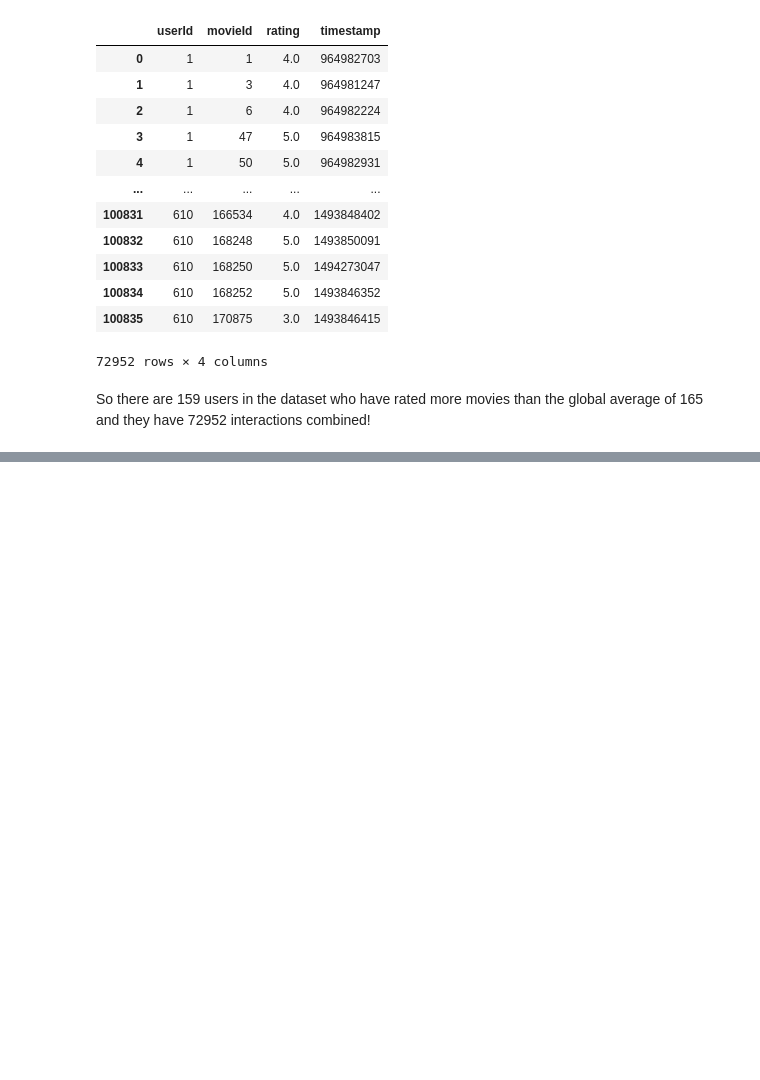
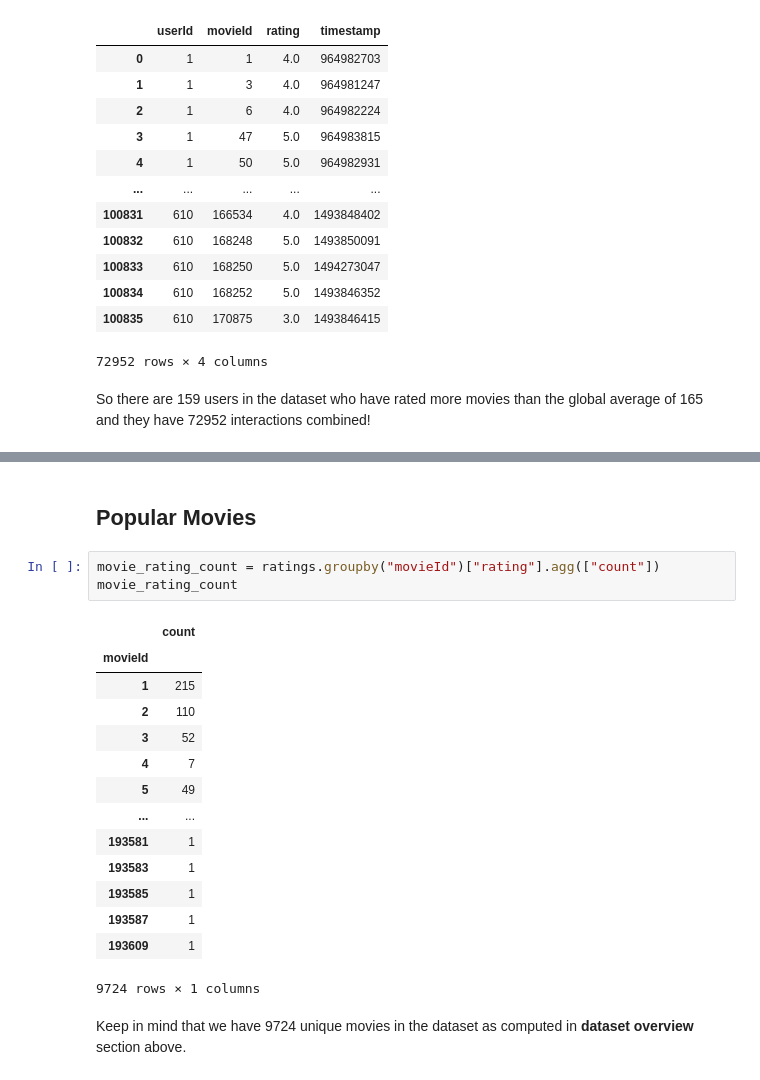
Before and after one commit to bhaskrr/next-gen-recommenders, a Jupyter notebook: notebooks/01_eda.ipynb, the cells around one changed output, grey strips where cells are left out. Drawn from its saved outputs; the diff is of its cells as text; blank space fills up the shorter version.

```diff
--- a/notebooks/01_eda.ipynb
+++ b/notebooks/01_eda.ipynb
@@ -209,0 +217,22 @@ So there are 159 users in the dataset who have rated more movies than the global
+# %% [markdown]
+## Popular Movies
+# %%
+movie_rating_count = ratings.groupby("movieId")["rating"].agg(["count"])
+movie_rating_count
+# %% [output]
+|  | count |
+| movieId |  |
+| 1 | 215 |
+| 2 | 110 |
+| 3 | 52 |
+| 4 | 7 |
+| 5 | 49 |
+| ... | ... |
+| 193581 | 1 |
+| 193583 | 1 |
+| 193585 | 1 |
+| 193587 | 1 |
+| 193609 | 1 |
+9724 rows × 1 columns
+# %% [markdown]
+Keep in mind that we have 9724 unique movies in the dataset as computed in **dataset overview** section above.
```
Also changed, not shown: parts of 9 cells of this notebook.
